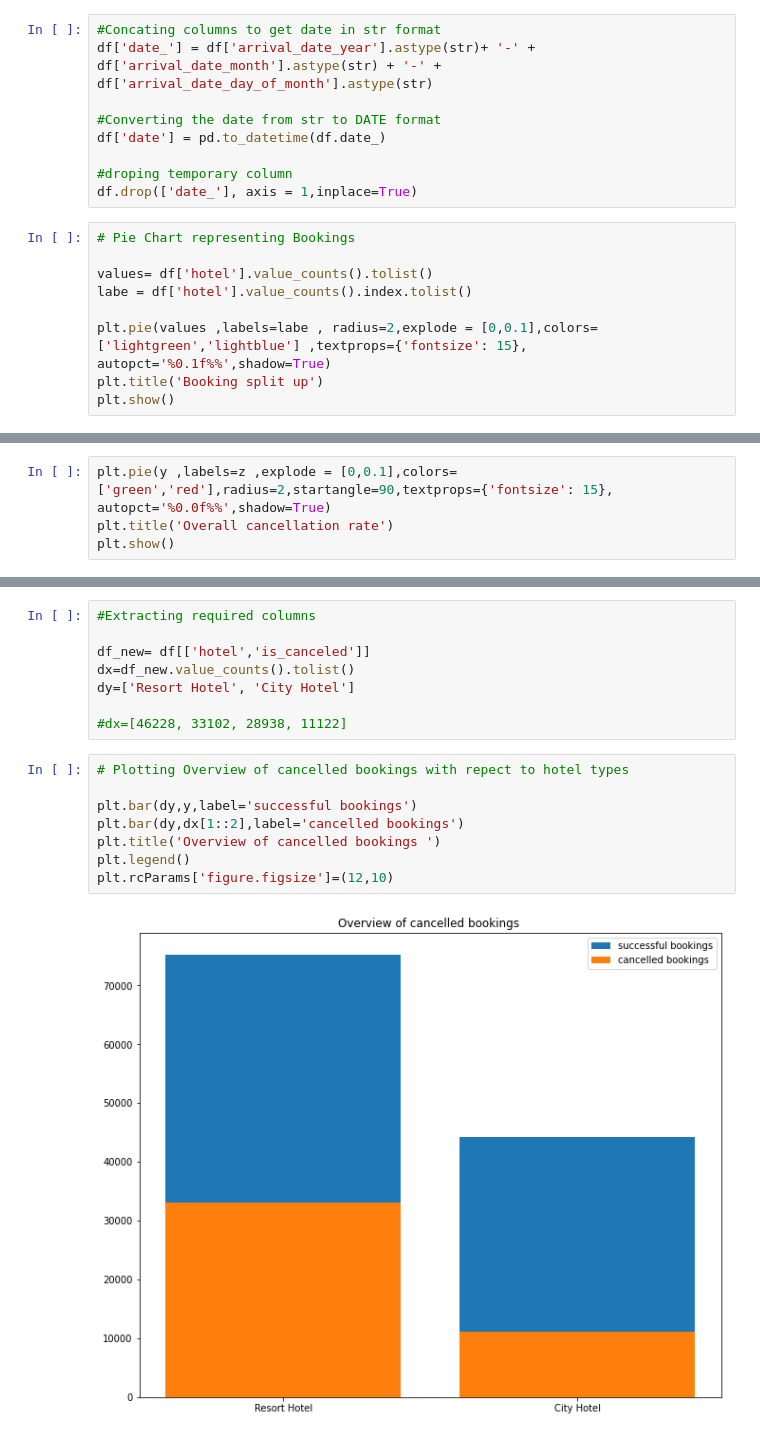
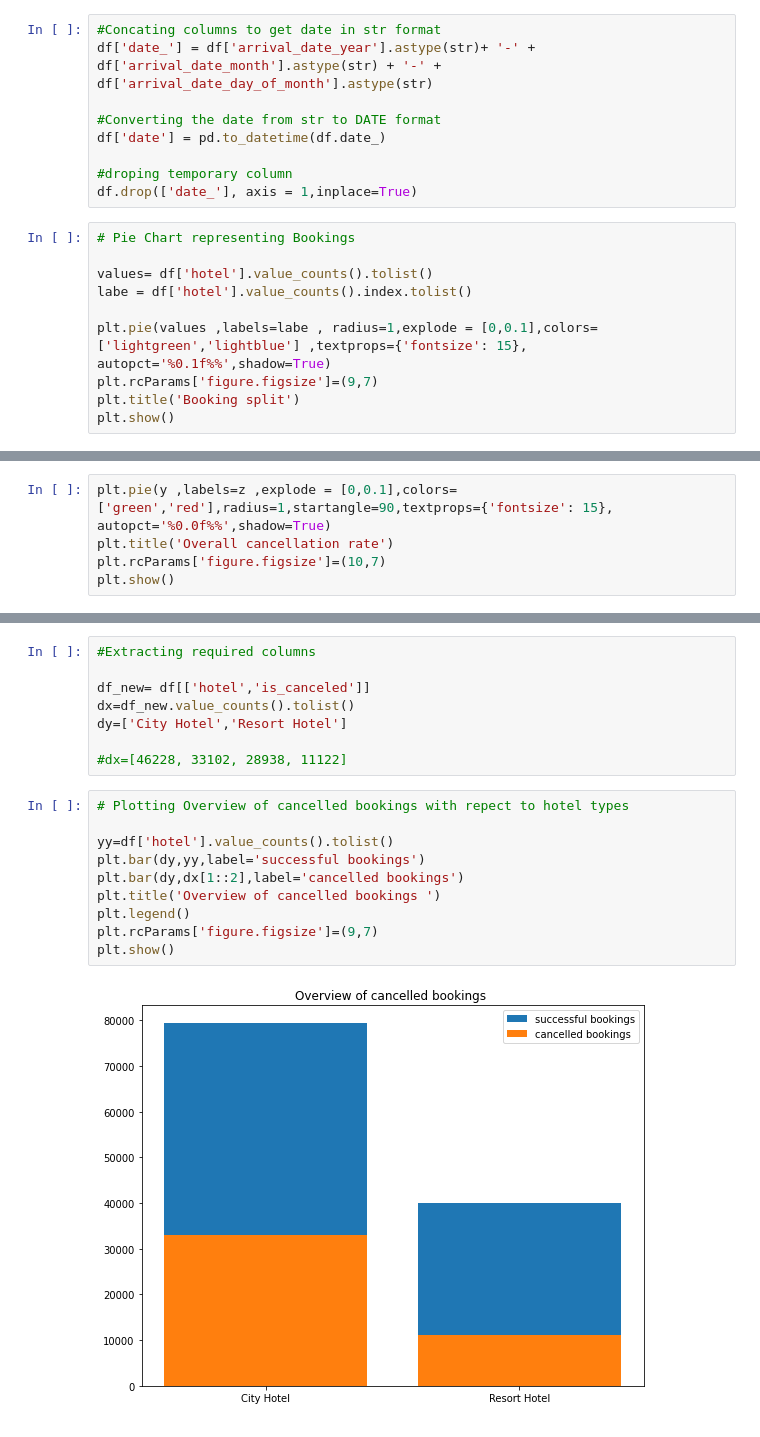
Before and after one commit to Sriharish19/EDA-Hotel-Booking-Capstone-Project-1, a Jupyter notebook: SH_Hotel_Booking_Capstone_Project.ipynb, the cells around one changed output, grey strips where cells are left out. Drawn from its saved outputs; the diff is of its cells as text.

```diff
--- a/SH_Hotel_Booking_Capstone_Project.ipynb
+++ b/SH_Hotel_Booking_Capstone_Project.ipynb
@@ -79,7 +85,8 @@ df.drop(['date_'], axis = 1,inplace=True)
 values= df['hotel'].value_counts().tolist()
 labe = df['hotel'].value_counts().index.tolist()
 
-plt.pie(values ,labels=labe , radius=2,explode = [0,0.1],colors=['lightgreen','lightblue'] ,textprops={'fontsize': 15}, autopct='%0.1f%%',shadow=True)
-plt.title('Booking split up')
+plt.pie(values ,labels=labe , radius=1,explode = [0,0.1],colors=['lightgreen','lightblue'] ,textprops={'fontsize': 15}, autopct='%0.1f%%',shadow=True)
+plt.rcParams['figure.figsize']=(9,7)
+plt.title('Booking split')
 plt.show()
 # %% [output]
@@ -97,5 +105,6 @@ plt.rcParams['figure.figsize']=(9,7)
 # %%
-plt.pie(y ,labels=z ,explode = [0,0.1],colors=['green','red'],radius=2,startangle=90,textprops={'fontsize': 15}, autopct='%0.0f%%',shadow=True)
+plt.pie(y ,labels=z ,explode = [0,0.1],colors=['green','red'],radius=1,startangle=90,textprops={'fontsize': 15}, autopct='%0.0f%%',shadow=True)
 plt.title('Overall cancellation rate')
+plt.rcParams['figure.figsize']=(10,7)
 plt.show()
 # %% [output]
@@ -105,16 +114,18 @@ plt.show()
 
 df_new= df[['hotel','is_canceled']]
 dx=df_new.value_counts().tolist()
-dy=['Resort Hotel', 'City Hotel']
+dy=['City Hotel','Resort Hotel']
 
 #dx=[46228, 33102, 28938, 11122]
 # %%
 # Plotting Overview of cancelled bookings with repect to hotel types
 
-plt.bar(dy,y,label='successful bookings')
+yy=df['hotel'].value_counts().tolist()
+plt.bar(dy,yy,label='successful bookings')
 plt.bar(dy,dx[1::2],label='cancelled bookings')
 plt.title('Overview of cancelled bookings ')
 plt.legend()
-plt.rcParams['figure.figsize']=(12,10)
+plt.rcParams['figure.figsize']=(9,7)
+plt.show()
 # %% [output]
-[figure, old version]
+[figure, new version]
```
Also changed, not shown: parts of 6 cells of this notebook.
